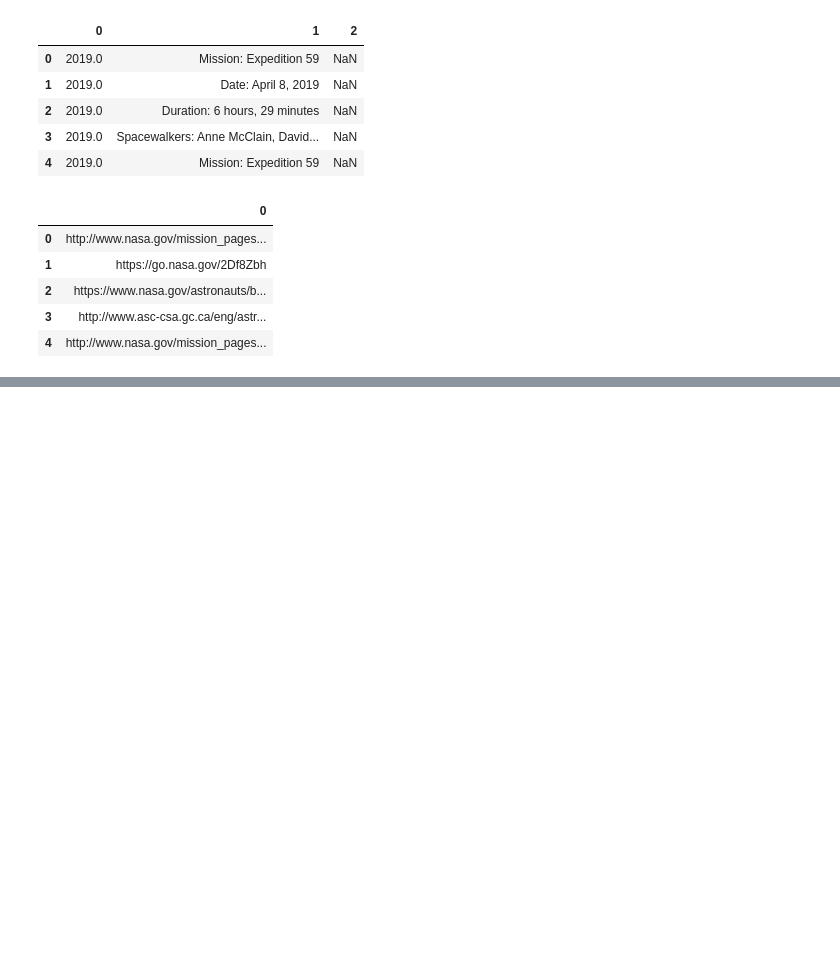
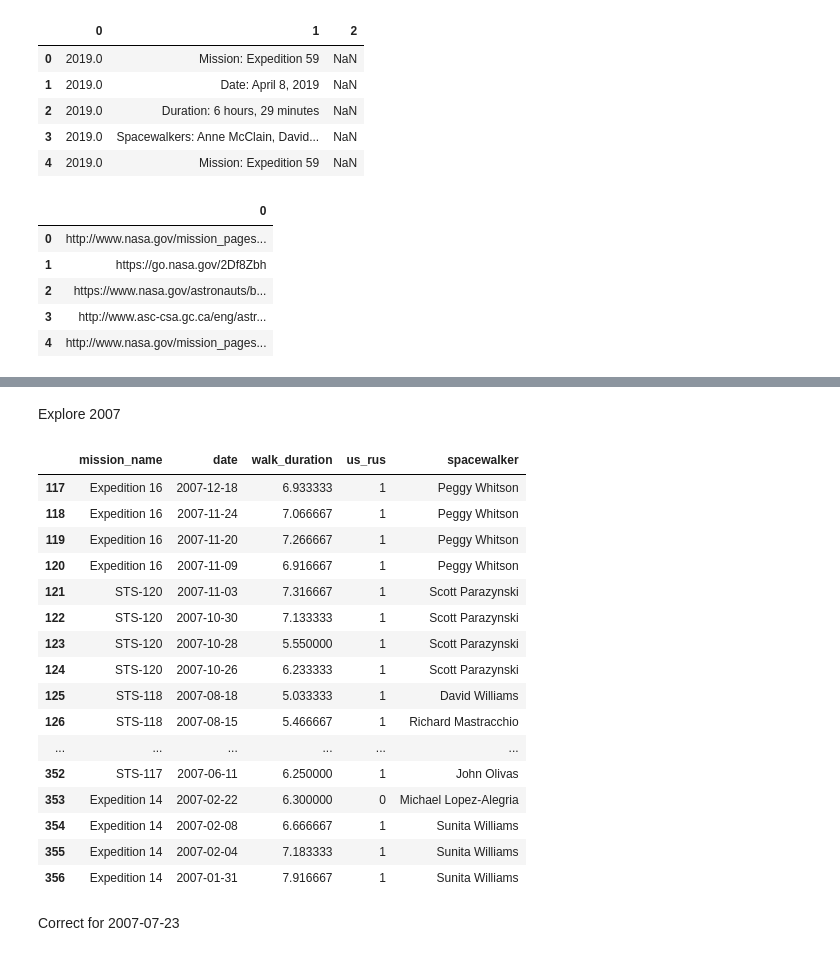
Before and after one commit to rebeccaebarnes/spacewalks, a Jupyter notebook: spacewalks.ipynb, the cells around one changed output, grey strips where cells are left out. Cells and saved outputs as stored; diff of their text form; code cells hidden in the pictures; blank space fills up the shorter version.

```diff
--- a/spacewalks.ipynb
+++ b/spacewalks.ipynb
@@ -94,0 +974,24 @@ links.head()
+# %% [markdown]
+Explore 2007
+# %%
+df_final[df_final['date'].dt.year == 2007]
+# %% [output]
+|  | mission_name | date | walk_duration | us_rus | spacewalker |
+| 117 | Expedition 16 | 2007-12-18 | 6.933333 | 1 | Peggy Whitson |
+| 118 | Expedition 16 | 2007-11-24 | 7.066667 | 1 | Peggy Whitson |
+| 119 | Expedition 16 | 2007-11-20 | 7.266667 | 1 | Peggy Whitson |
+| 120 | Expedition 16 | 2007-11-09 | 6.916667 | 1 | Peggy Whitson |
+| 121 | STS-120 | 2007-11-03 | 7.316667 | 1 | Scott Parazynski |
+| 122 | STS-120 | 2007-10-30 | 7.133333 | 1 | Scott Parazynski |
+| 123 | STS-120 | 2007-10-28 | 5.550000 | 1 | Scott Parazynski |
+| 124 | STS-120 | 2007-10-26 | 6.233333 | 1 | Scott Parazynski |
+| 125 | STS-118 | 2007-08-18 | 5.033333 | 1 | David Williams |
+| 126 | STS-118 | 2007-08-15 | 5.466667 | 1 | Richard Mastracchio |
+| ... | ... | ... | ... | ... | ... |
+| 352 | STS-117 | 2007-06-11 | 6.250000 | 1 | John Olivas |
+| 353 | Expedition 14 | 2007-02-22 | 6.300000 | 0 | Michael Lopez-Alegria |
+| 354 | Expedition 14 | 2007-02-08 | 6.666667 | 1 | Sunita Williams |
+| 355 | Expedition 14 | 2007-02-04 | 7.183333 | 1 | Sunita Williams |
+| 356 | Expedition 14 | 2007-01-31 | 7.916667 | 1 | Sunita Williams |
+# %% [markdown]
+Correct for 2007-07-23
```
Also changed, not shown: parts of 126 cells of this notebook.
